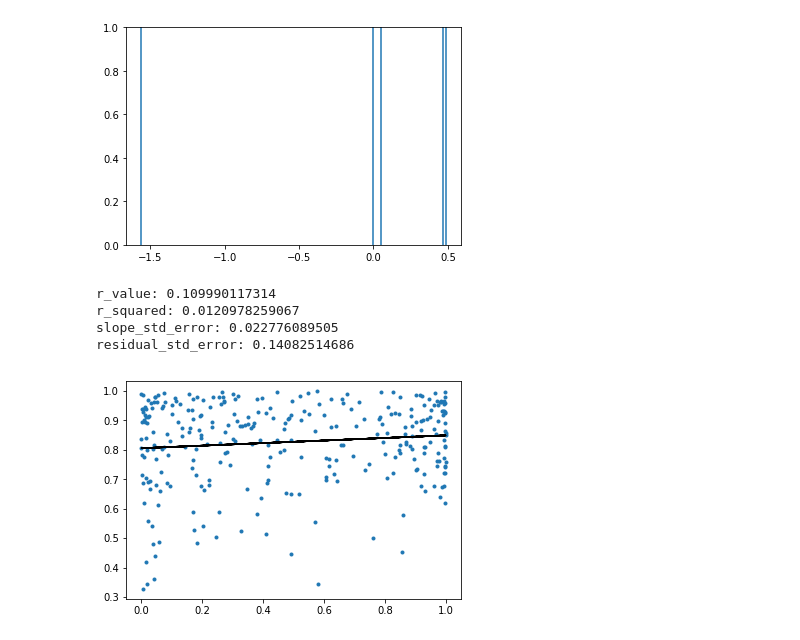
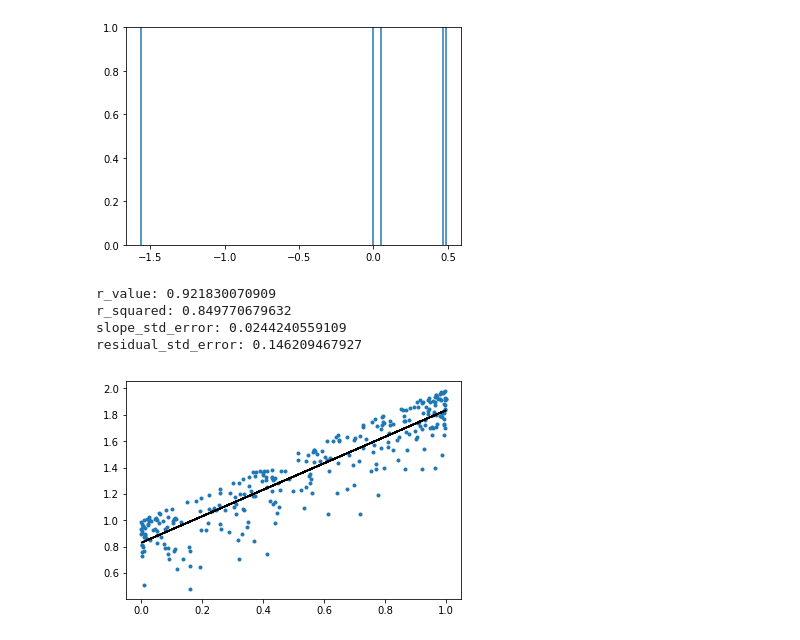
Before and after one commit to spulido99/NetworksAnalysis, a Jupyter notebook: camilo_torres_botero/repaso_estadistica.ipynb, the cells around one changed output. Drawn from its saved outputs; the diff is of its cells as text; code cells hidden in the pictures.

Commit message:
Working in graph exercises part 3

```diff
--- a/camilo_torres_botero/repaso_estadistica.ipynb
+++ b/camilo_torres_botero/repaso_estadistica.ipynb
@@ -48,24 +48,24 @@ skewness: 0.04946011280798054
 # %%
 #Ejercicio 3
 from scipy import stats
 import matplotlib.pyplot as plt
 x = np.random.beta(0.5,0.5, size=300)
-y = np.random.beta(5,1, size=300)
+y = x + np.random.beta(5,1, size=300)
 slope, intercept, r_value, p_value, slope_std_error = stats.linregress(x, y)
 predict_y = intercept + slope * x
 pred_error = y - predict_y
 degrees_of_freedom = len(x) - 2
 residual_std_error = np.sqrt(np.sum(pred_error**2) / degrees_of_freedom)
 plt.plot(x,y,'.')
 plt.plot(x, predict_y, 'k-')
 print("r_value:", r_value)
 print("r_squared:", r_value**2)
 print("slope_std_error:", slope_std_error)
 print("residual_std_error:", residual_std_error)
 plt.show()
 # %% [output]
-r_value: 0.109990117314
-r_squared: 0.0120978259067
-slope_std_error: 0.022776089505
-residual_std_error: 0.14082514686
+r_value: 0.921830070909
+r_squared: 0.849770679632
+slope_std_error: 0.0244240559109
+residual_std_error: 0.146209467927
-[figure, old version]
+[figure, new version]
```
Also changed, not shown: parts of 1 cell of this notebook, 4 other files.
